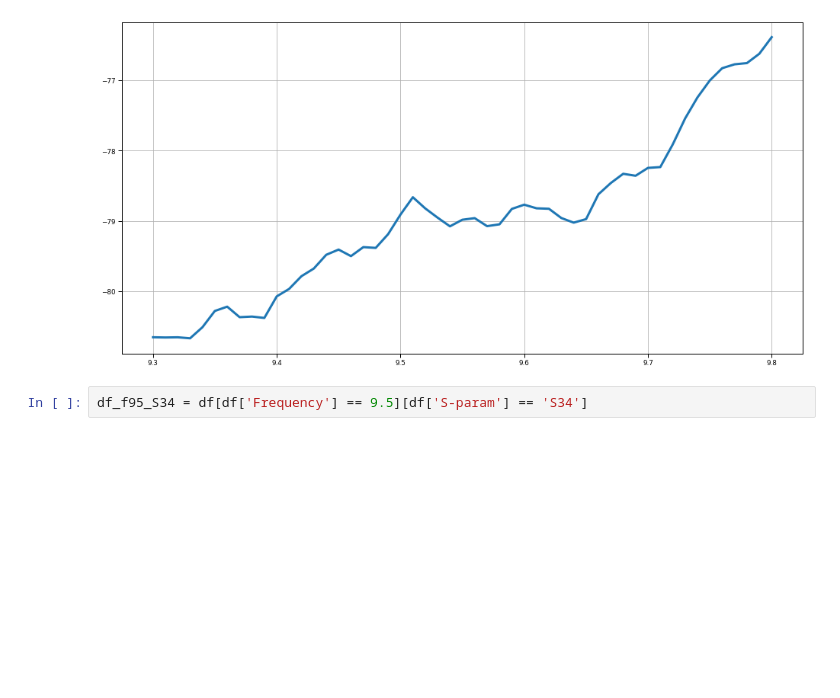
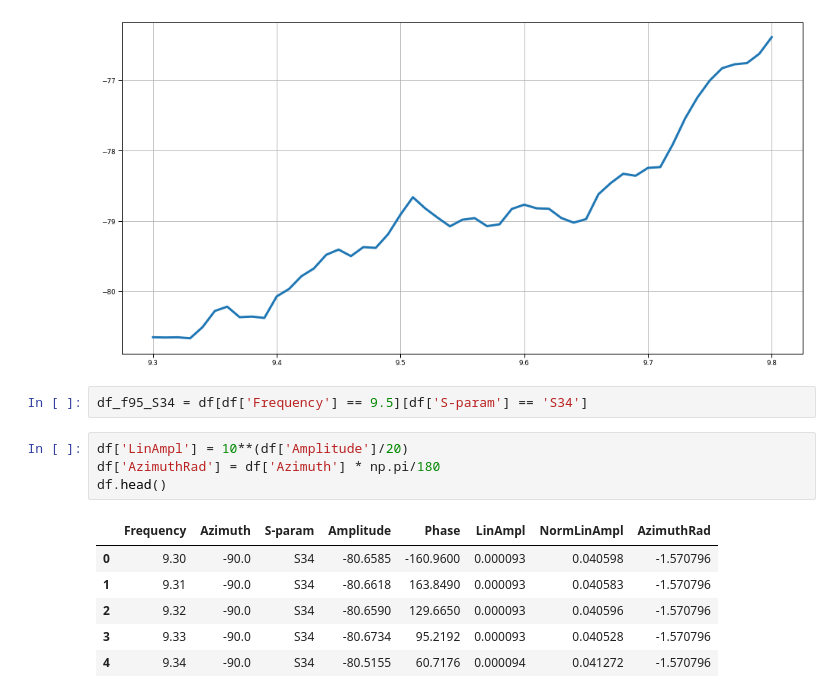
Before and after one commit to MargaritaWraith/DN_csv_parser, a Jupyter notebook: ParsedCSV.ipynb, the cells around one changed output. Cells and saved outputs as stored; diff of their text form; blank space fills up the shorter version.

```diff
--- a/ParsedCSV.ipynb
+++ b/ParsedCSV.ipynb
@@ -114,5 +83,16 @@ ax.grid()
 [figure]
 # %%
 df_f95_S34 = df[df['Frequency'] == 9.5][df['S-param'] == 'S34']
+# %%
+df['LinAmpl'] = 10**(df['Amplitude']/20)
+df['AzimuthRad'] = df['Azimuth'] * np.pi/180
+df.head()
+# %% [output]
+|  | Frequency | Azimuth | S-param | Amplitude | Phase | LinAmpl | NormLinAmpl | AzimuthRad |
+| 0 | 9.30 | -90.0 | S34 | -80.6585 | -160.9600 | 0.000093 | 0.040598 | -1.570796 |
+| 1 | 9.31 | -90.0 | S34 | -80.6618 | 163.8490 | 0.000093 | 0.040583 | -1.570796 |
+| 2 | 9.32 | -90.0 | S34 | -80.6590 | 129.6650 | 0.000093 | 0.040596 | -1.570796 |
+| 3 | 9.33 | -90.0 | S34 | -80.6734 | 95.2192 | 0.000093 | 0.040528 | -1.570796 |
+| 4 | 9.34 | -90.0 | S34 | -80.5155 | 60.7176 | 0.000094 | 0.041272 | -1.570796 |
 # %%
 fig, ax = plt.subplots(figsize = (16,8))
```
Also changed, not shown: parts of 4 cells of this notebook.
